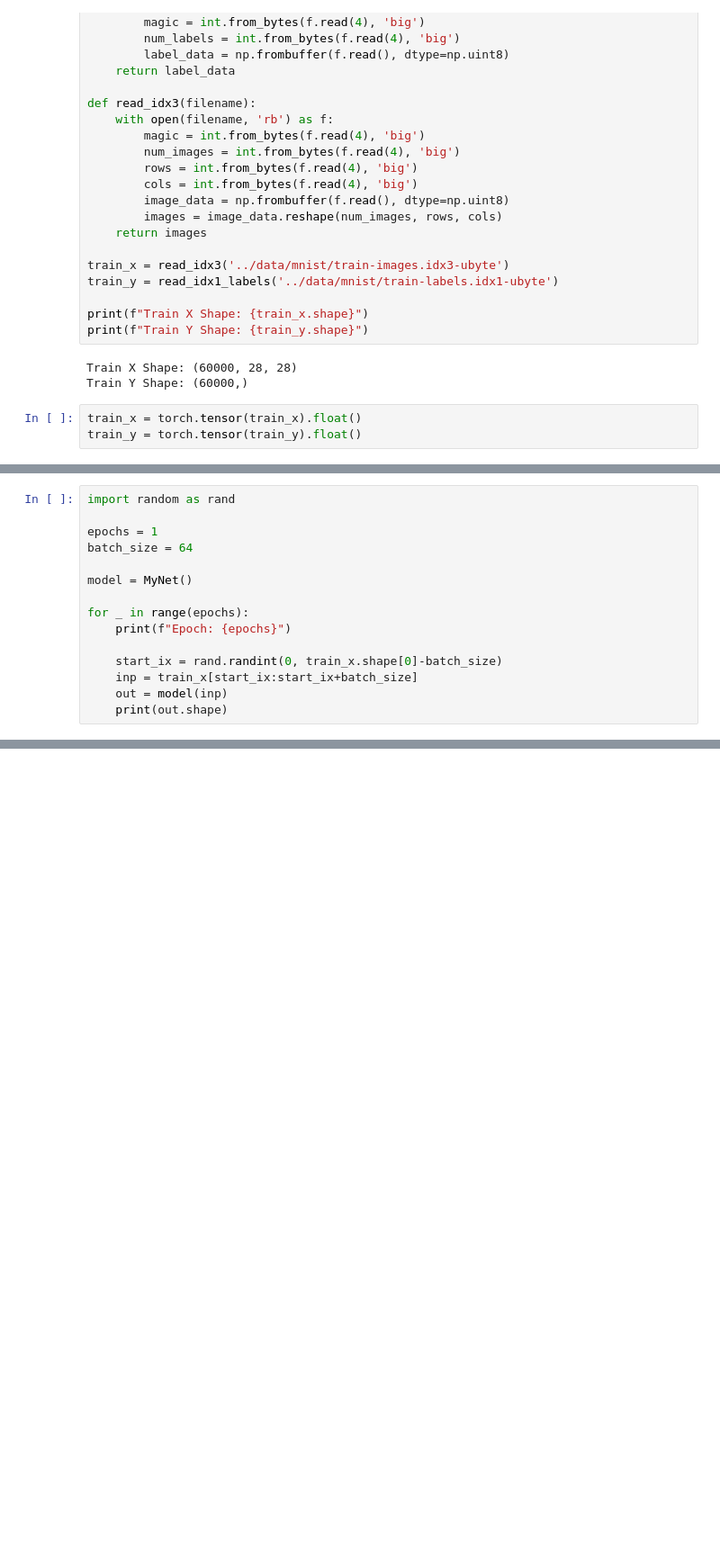
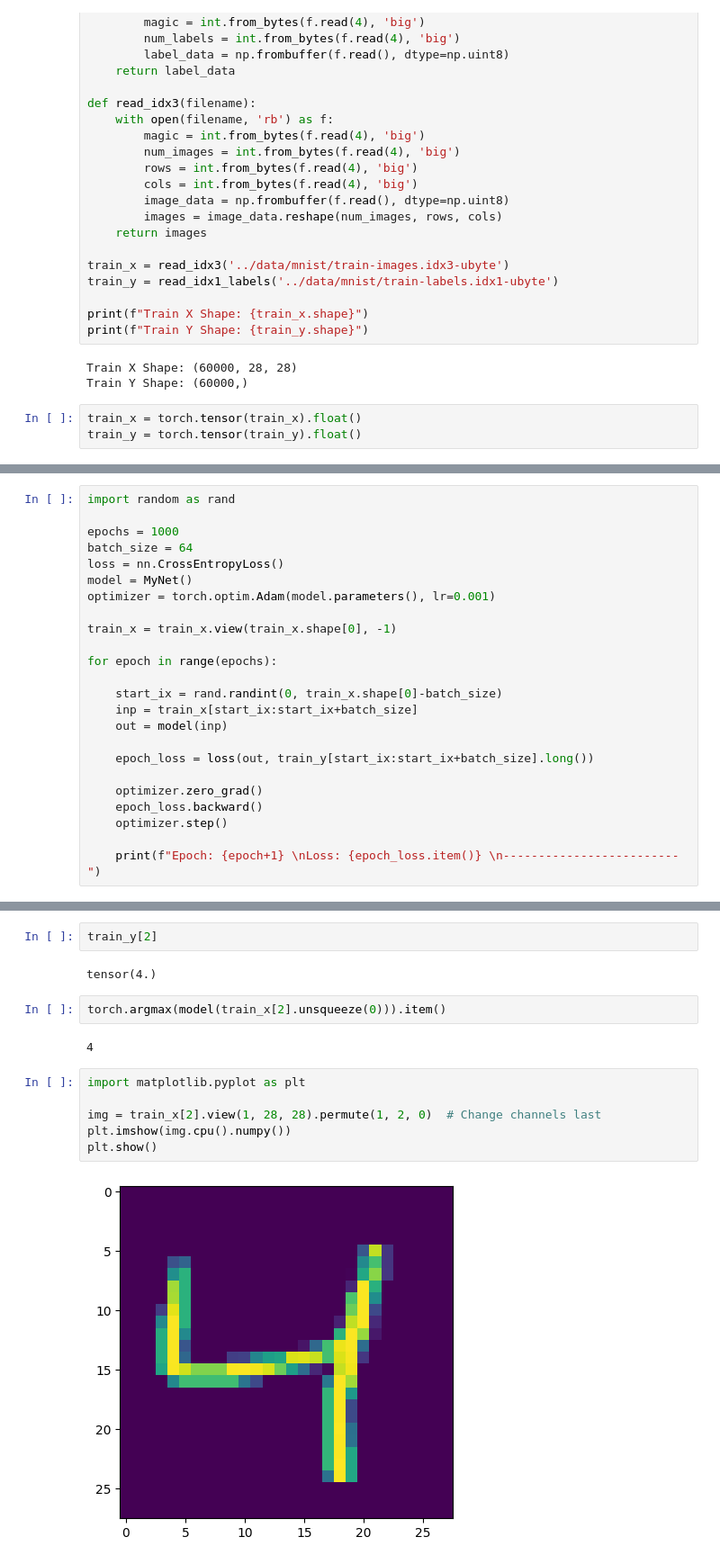
Before and after one commit to Kar-0-0/ML-Learning, a Jupyter notebook: src/mnist.ipynb, the cells around one changed output, grey strips where cells are left out. Shown at 90% size. Cells and saved outputs as stored; diff of their text form; blank space fills up the shorter version.

```diff
--- a/src/mnist.ipynb
+++ b/src/mnist.ipynb
@@ -61,15 +60,24 @@ class MyNet(nn.Module):
 # %%
 import random as rand
 
-epochs = 1
+epochs = 1000
 batch_size = 64
+loss = nn.CrossEntropyLoss()
+model = MyNet()
+optimizer = torch.optim.Adam(model.parameters(), lr=0.001)
 
-model = MyNet()
+train_x = train_x.view(train_x.shape[0], -1)
 
-for _ in range(epochs):
-    print(f"Epoch: {epochs}")
+for epoch in range(epochs):
 
     start_ix = rand.randint(0, train_x.shape[0]-batch_size)
     inp = train_x[start_ix:start_ix+batch_size]
     out = model(inp)
-    print(out.shape)
+
+    epoch_loss = loss(out, train_y[start_ix:start_ix+batch_size].long())
+
+    optimizer.zero_grad()
+    epoch_loss.backward()
+    optimizer.step()
+
+    print(f"Epoch: {epoch+1} \nLoss: {epoch_loss.item()} \n-------------------------")
@@ -75,0 +102,16 @@ for _ in range(epochs):
+# %%
+train_y[2]
+# %% [output]
+tensor(4.)
+# %%
+torch.argmax(model(train_x[2].unsqueeze(0))).item()
+# %% [output]
+4
+# %%
+import matplotlib.pyplot as plt
+
+img = train_x[2].view(1, 28, 28).permute(1, 2, 0)  # Change channels last
+plt.imshow(img.cpu().numpy())
+plt.show()
+# %% [output]
+[figure, added]
```
Also changed, not shown: parts of 6 cells of this notebook.
